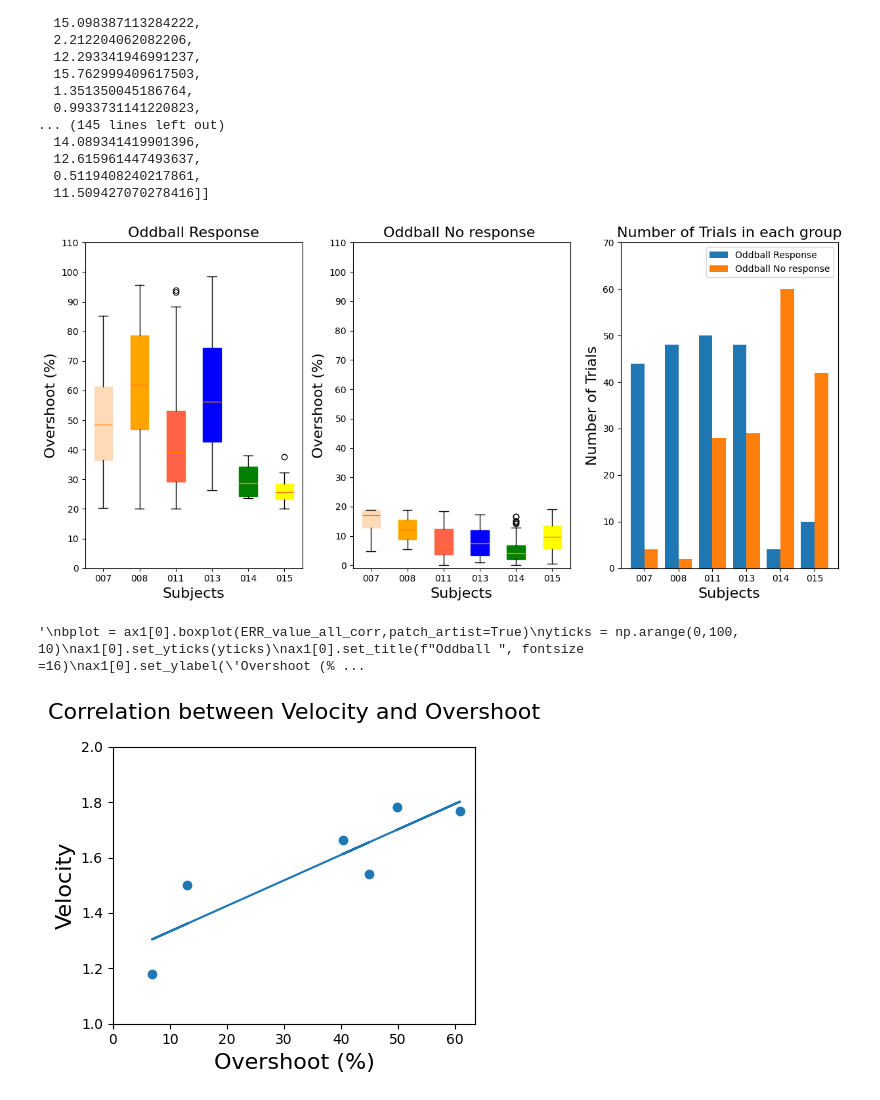
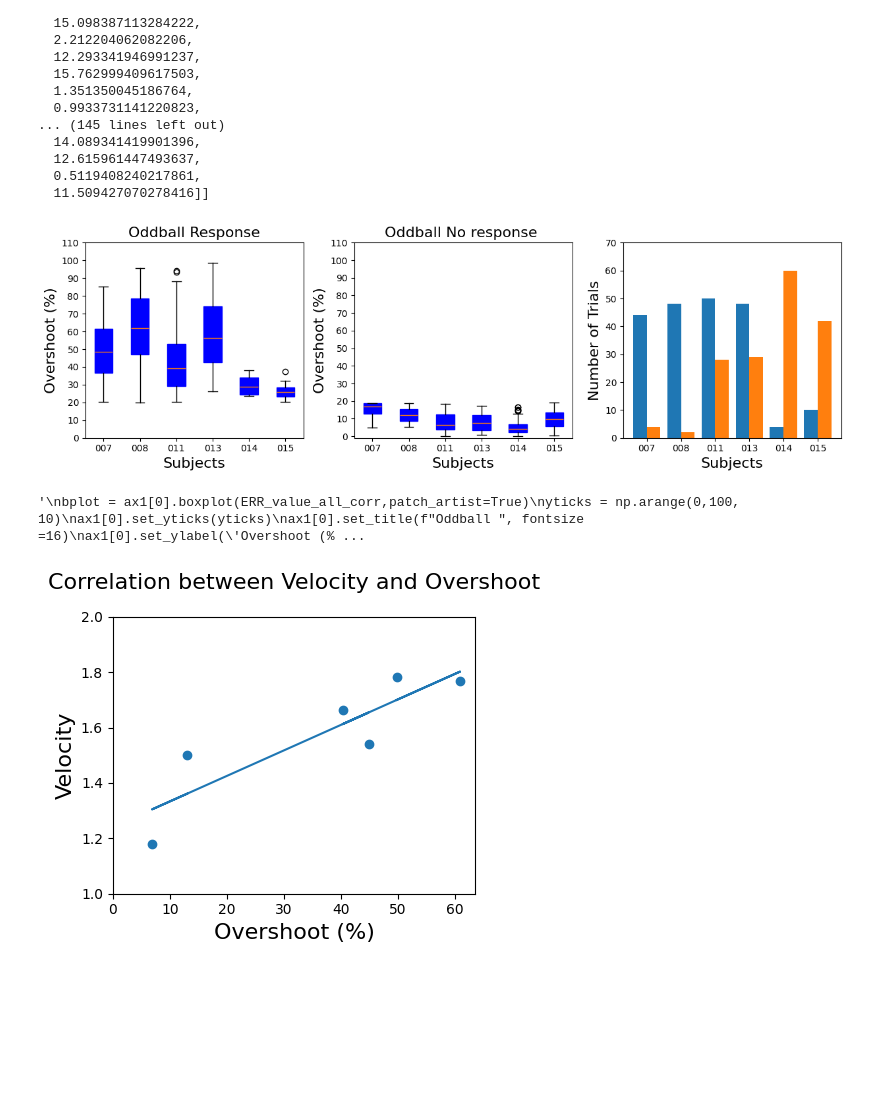
Before and after one commit to NiteshMalan/Oddball_Task, a Jupyter notebook: Oddball_Behavioral_analysis_Correlation.ipynb, the cells around one changed output. Cells and saved outputs as stored; diff of their text form; code cells hidden in the pictures; blank space fills up the shorter version.

```diff
--- a/Oddball_Behavioral_analysis_Correlation.ipynb
+++ b/Oddball_Behavioral_analysis_Correlation.ipynb
@@ -601,8 +636,9 @@ ERR_NE_value_all_corr
   0.5119408240217861,
   11.509427070278416]]
 # %%
-fig, ax1 = plt.subplots(figsize=(12.5, 6), nrows=1, ncols=3)
+fig, ax1 = plt.subplots(figsize=(12.5, 4), nrows=1, ncols=3)
 colors = ['peachpuff', 'orange', 'tomato','blue', 'green', 'yellow']
+colors = ['blue', 'blue', 'blue','blue', 'blue', 'blue']
 
 
 
@@ -672,36 +708,36 @@ ax1[2].bar(X_axis - 0.2, len_out_E, 0.4, label = 'Oddball Response')
 ax1[2].bar(X_axis + 0.2, len_out_NE, 0.4, label = 'Oddball No response')
 ax1[2].set_xticks(X_axis, subj_list)
 yticks = np.arange(0,80, 10)
 ax1[2].set_yticks(yticks)
 ax1[2].set_xlabel('Subjects', fontsize =16)
 ax1[2].set_ylabel("Number of Trials", fontsize =16)
-ax1[2].set_title("Number of Trials in each group", fontsize =16)
-ax1[2].legend()
+#ax1[2].set_title("Number of Trials in each group", fontsize =16)
+#ax1[2].legend()
 
 
 plt.show()
 
 
 """
 bplot = ax1[0].boxplot(ERR_value_all_corr,patch_artist=True)
 yticks = np.arange(0,100, 10)
 ax1[0].set_yticks(yticks)
 ax1[0].set_title(f"Oddball ", fontsize =16)
 ax1[0].set_ylabel('Overshoot (%)', fontsize =16)
 ax1[0].set_xlabel('Subjects', fontsize =16)
 ax1[0].set_xticks(range(1,len(subj_list)+1),subj_list)
 
 
 fig.tight_layout()
     #tstats,p_val = scipy.stats.spearmanr(ERR_mean_all,slope_mean_all)
     #print(stats)
     #print(p_val)
 
 for patch, color in zip(bplot['boxes'], colors):
     patch.set(color=color)
 """
 # %% [output]
-[figure, old version]
+[figure, new version]
 '\nbplot = ax1[0].boxplot(ERR_value_all_corr,patch_artist=True)\nyticks = np.arange(0,100, 10)\nax1[0].set_yticks(yticks)\nax1[0].set_title(f"Oddball ", fontsize =16)\nax1[0].set_ylabel(\'Overshoot (% ...
 # %%
 fig, ax = plt.subplots(figsize=(4.5, 4))
```
Also changed, not shown: parts of 21 cells of this notebook, 2 other files.
